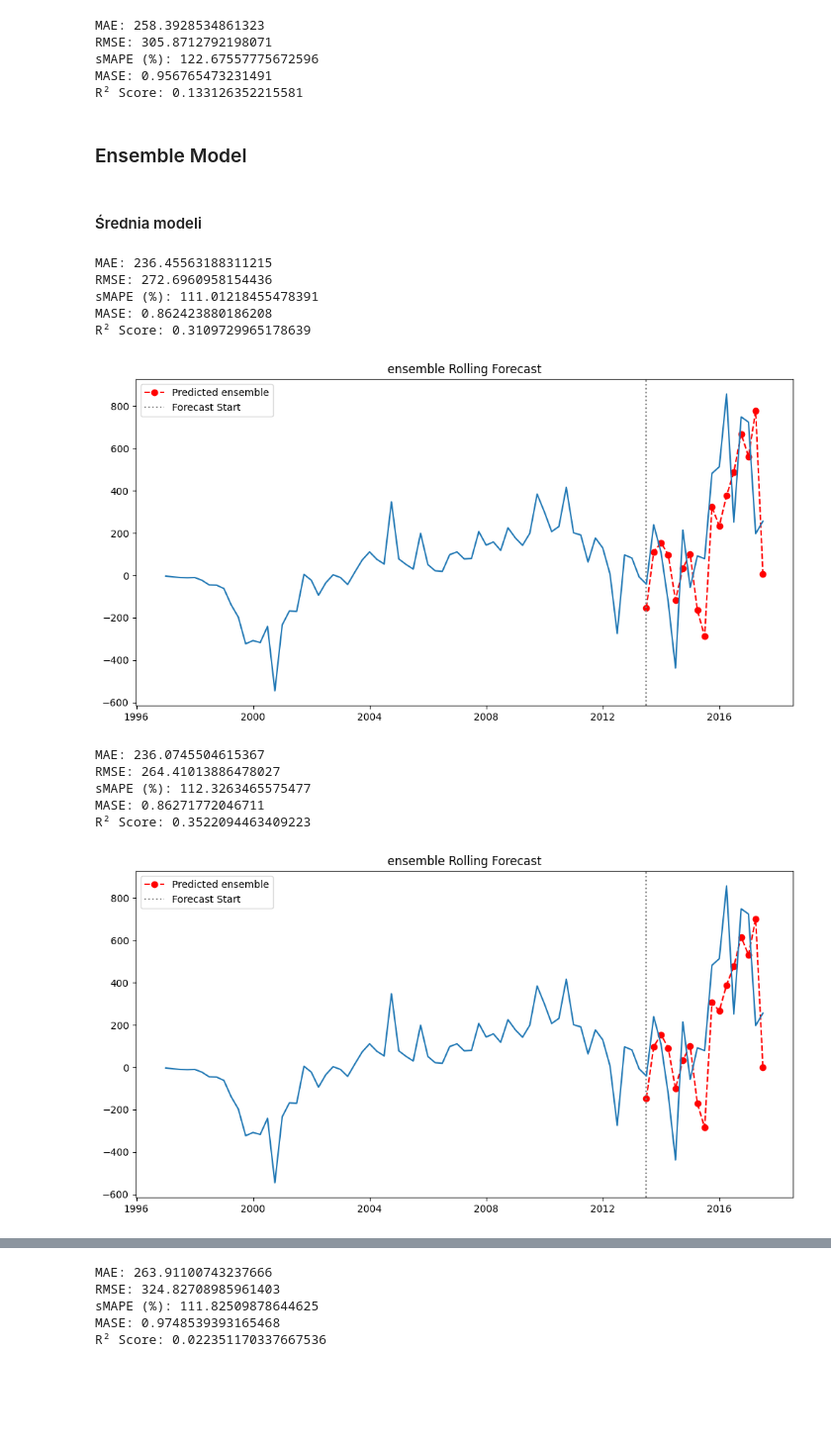
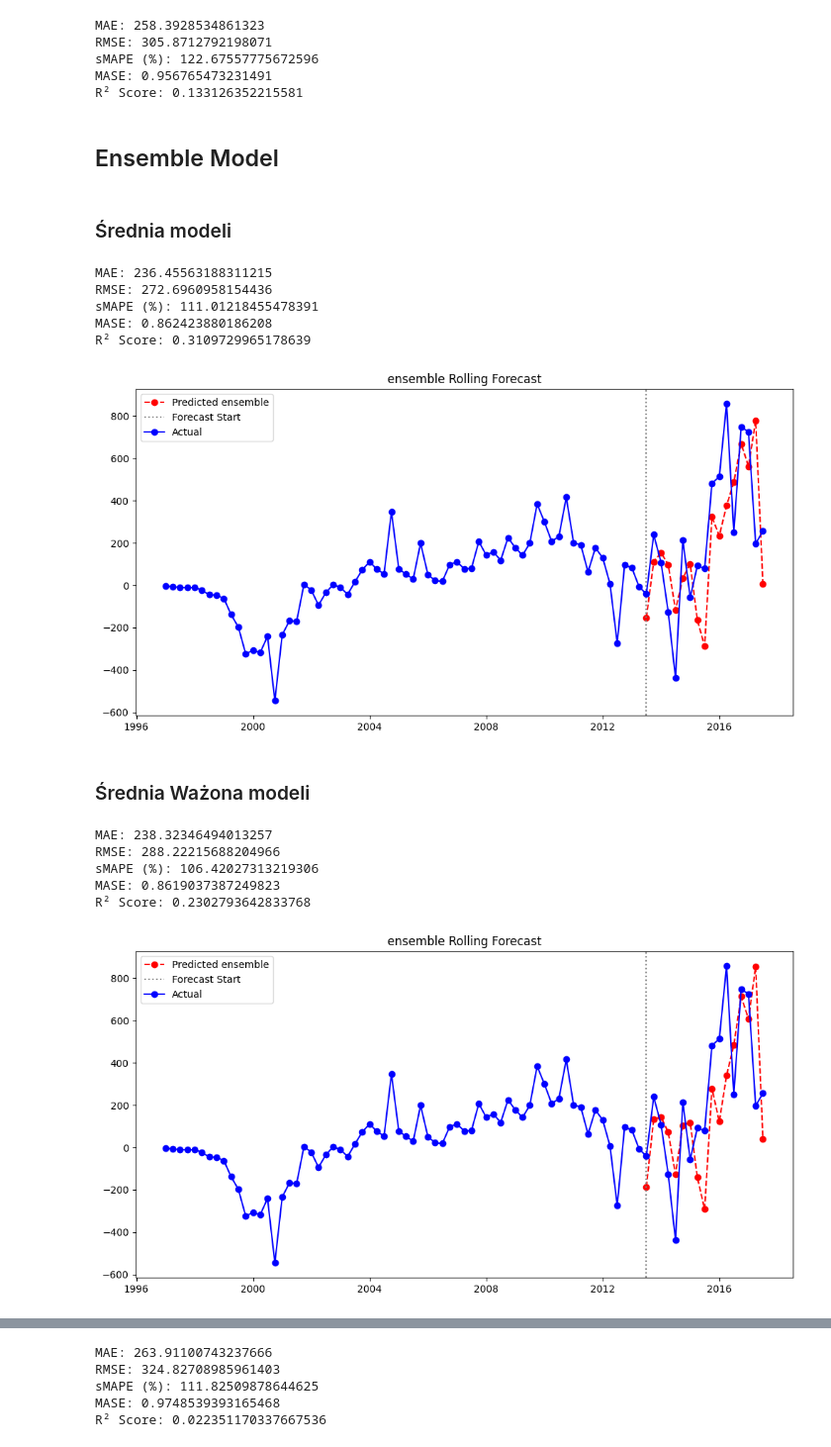
Before and after one commit to KawaMaciej/Stochastyczna, a Jupyter notebook: notebook.ipynb, the cells around one changed output, grey strips where cells are left out. Shown at 99% size. Drawn from its saved outputs; the diff is of its cells as text; code cells hidden in the pictures; blank space fills up the shorter version.

```diff
--- a/notebook.ipynb
+++ b/notebook.ipynb
@@ -669,9 +684,9 @@ sMAPE (%): 122.67557775672596
 MASE: 0.956765473231491
 R² Score: 0.133126352215581
 # %% [markdown]
-### Ensemble Model
+## Ensemble Model
 # %% [markdown]
-#### Średnia modeli
+### Średnia modeli
 # %%
 forecast_dfs = pd.DataFrame({
     method[i]: predictions[i]["forecast"] for i in range(len(method))
@@ -685,7 +700,7 @@ enseblme_metrics = evaluate_forecasts(test, ensemble_prediction)
 plt.figure(figsize=figsize)
 plt.plot(test_ets.index, ensemble_prediction, color='red', linestyle='--', label='Predicted ensemble',  marker='o')
 plt.axvline(series.index[start_index], color='gray', linestyle=':', label='Forecast Start')
-plt.plot(df["Net Income/Loss"])
+plt.plot(df["Net Income/Loss"], color = "blue", label="Actual", marker="o")
 
 plt.legend()
 plt.title("ensemble Rolling Forecast")
@@ -696,29 +711,31 @@ RMSE: 272.6960958154436
 sMAPE (%): 111.01218455478391
 MASE: 0.862423880186208
 R² Score: 0.3109729965178639
-[figure, old version]
+[figure, new version]
+# %% [markdown]
+### Średnia Ważona modeli
 # %%
 arr = np.random.rand(5)
 weights = arr / arr.sum()
 
 weighted_ensemble_prediction = (forecast_dfs * weights).sum(axis=1)
 
 weighted_enseblme_metrics = evaluate_forecasts(test, weighted_ensemble_prediction)
 
 
 plt.figure(figsize=figsize)
 plt.plot(test_ets.index, weighted_ensemble_prediction, color='red', linestyle='--', label='Predicted ensemble',  marker='o')
 plt.axvline(series.index[start_index], color='gray', linestyle=':', label='Forecast Start')
-plt.plot(df["Net Income/Loss"])
+plt.plot(df["Net Income/Loss"], color = "blue", label="Actual", marker="o")
 
 plt.legend()
 plt.title("ensemble Rolling Forecast")
 plt.show()
 # %% [output]
-MAE: 236.0745504615367
-RMSE: 264.41013886478027
-sMAPE (%): 112.3263465575477
-MASE: 0.86271772046711
-R² Score: 0.3522094463409223
+MAE: 238.32346494013257
+RMSE: 288.22215688204966
+sMAPE (%): 106.42027313219306
+MASE: 0.8619037387249823
+R² Score: 0.2302793642833768
-[figure, old version]
+[figure, new version]
 # %% [markdown]
```
Also changed, not shown: parts of 24 cells of this notebook.
